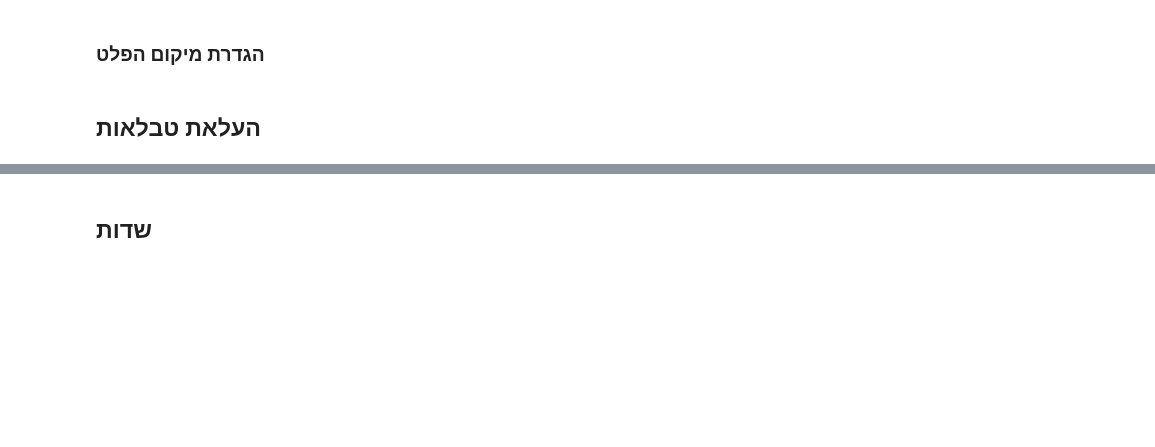
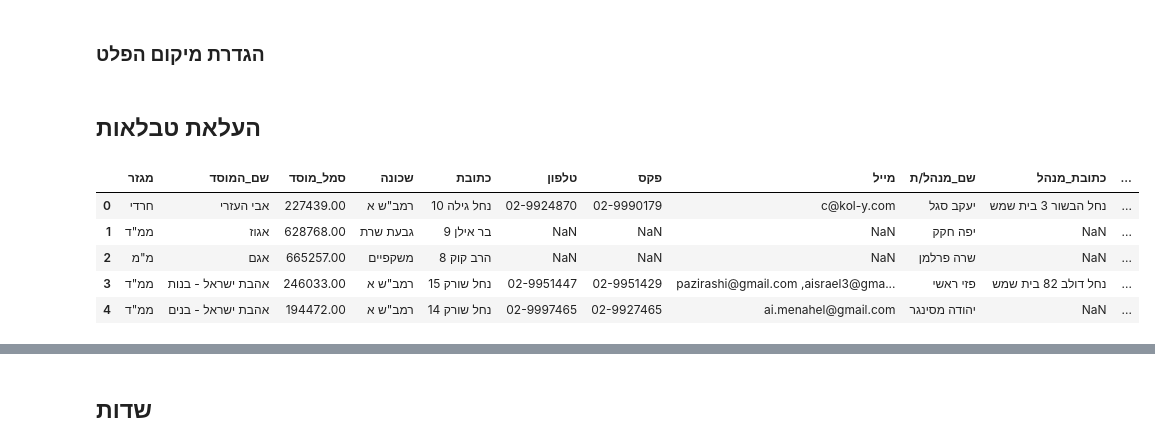
Before and after one commit to DavidPerelman/education, a Jupyter notebook: education.ipynb, the cells around one changed output, grey strips where cells are left out. Cells and saved outputs as stored; diff of their text form; code cells hidden in the pictures; blank space fills up the shorter version.

```diff
--- a/education.ipynb
+++ b/education.ipynb
@@ -122,6 +125,15 @@ CBS_setl = remove_spaces_in_columns(CBS_setl)
 
 # # הצגת התוצאה
 # BShemesh.head()
+# %%
+BShemesh.head()
+# %% [output]
+|  | מגזר | שם_המוסד | סמל_מוסד | שכונה | כתובת | טלפון | פקס | מייל | שם_מנהל/ת | כתובת_מנהל | ... |
+| 0 | חרדי | אבי העזרי | 227439.00 | רמב"ש א | נחל גילה 10 | 02-9924870 | 02-9990179 | c@kol-y.com | יעקב סגל | נחל הבשור 3 בית שמש | ... |
+| 1 | ממ"ד | אגוז | 628768.00 | גבעת שרת | בר אילן 9 | NaN | NaN | NaN | יפה חקק | NaN | ... |
+| 2 | מ"מ | אגם | 665257.00 | משקפיים | הרב קוק 8 | NaN | NaN | NaN | שרה פרלמן | NaN | ... |
+| 3 | ממ"ד | אהבת ישראל - בנות | 246033.00 | רמב"ש א | נחל שורק 15 | 02-9951447 | 02-9951429 | pazirashi@gmail.com ,aisrael3@gma... | פזי ראשי | נחל דולב 82 בית שמש | ... |
+| 4 | ממ"ד | אהבת ישראל - בנים | 194472.00 | רמב"ש א | נחל שורק 14 | 02-9997465 | 02-9927465 | ai.menahel@gmail.com | יהודה מסינגר | NaN | ... |
 # %%
 # חיבור שתי הטבלאות לפי עמודת 'סמל מוסד'
 # df_dropped = Gschool.drop(columns=['דוא"ל_מזכירות'])
```
Also changed, not shown: parts of 9 cells of this notebook, 2 other files.
